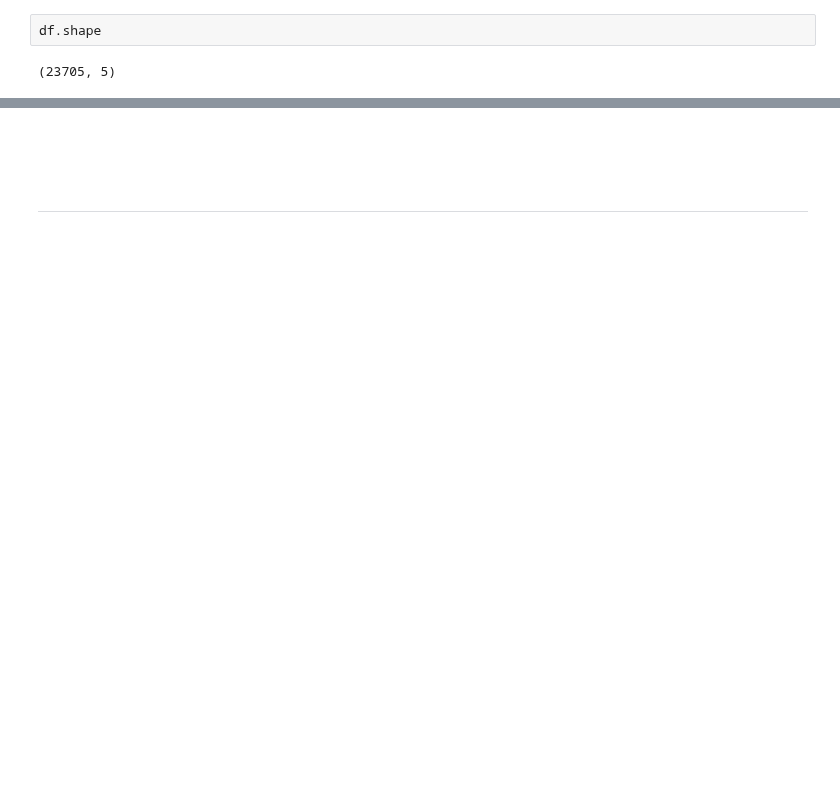
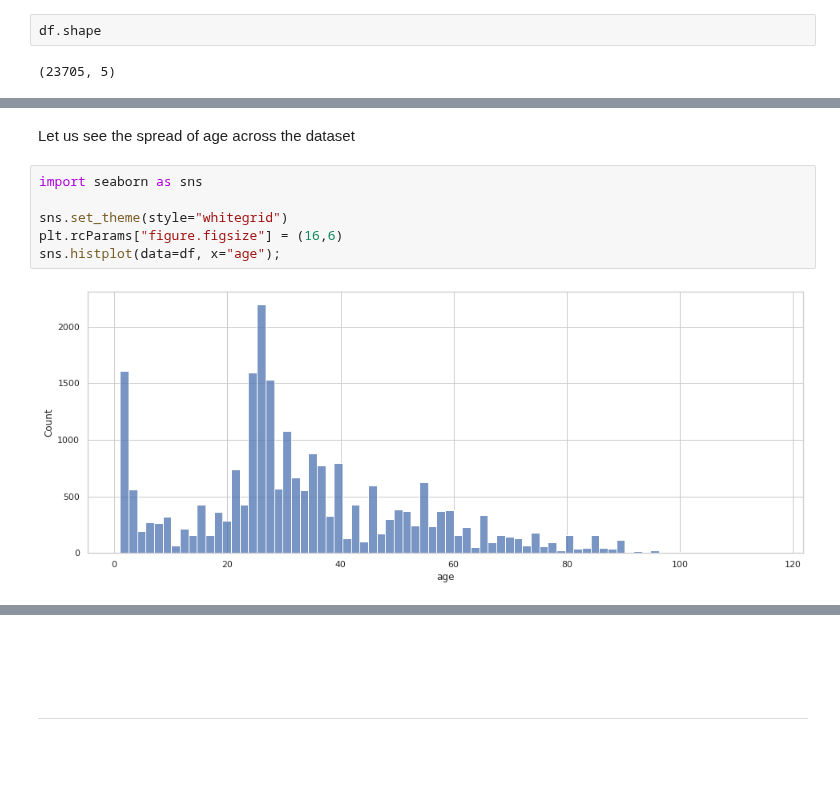
Before and after one commit to IanEspinoso/mock_mr_ganger, a Jupyter notebook: CNN_Model_Age_Gender_Ethnicity.ipynb, the cells around one changed output, grey strips where cells are left out. Drawn from its saved outputs; the diff is of its cells as text; blank space fills up the shorter version.

```diff
--- a/CNN_Model_Age_Gender_Ethnicity.ipynb
+++ b/CNN_Model_Age_Gender_Ethnicity.ipynb
@@ -116,0 +125,10 @@ df.shape
+# %% [markdown]
+Let us see the spread of age across the dataset
+# %%
+import seaborn as sns
+
+sns.set_theme(style="whitegrid")
+plt.rcParams["figure.figsize"] = (16,6)
+sns.histplot(data=df, x="age");
+# %% [output]
+[figure, added]
```
Also changed, not shown: parts of 27 cells of this notebook.
